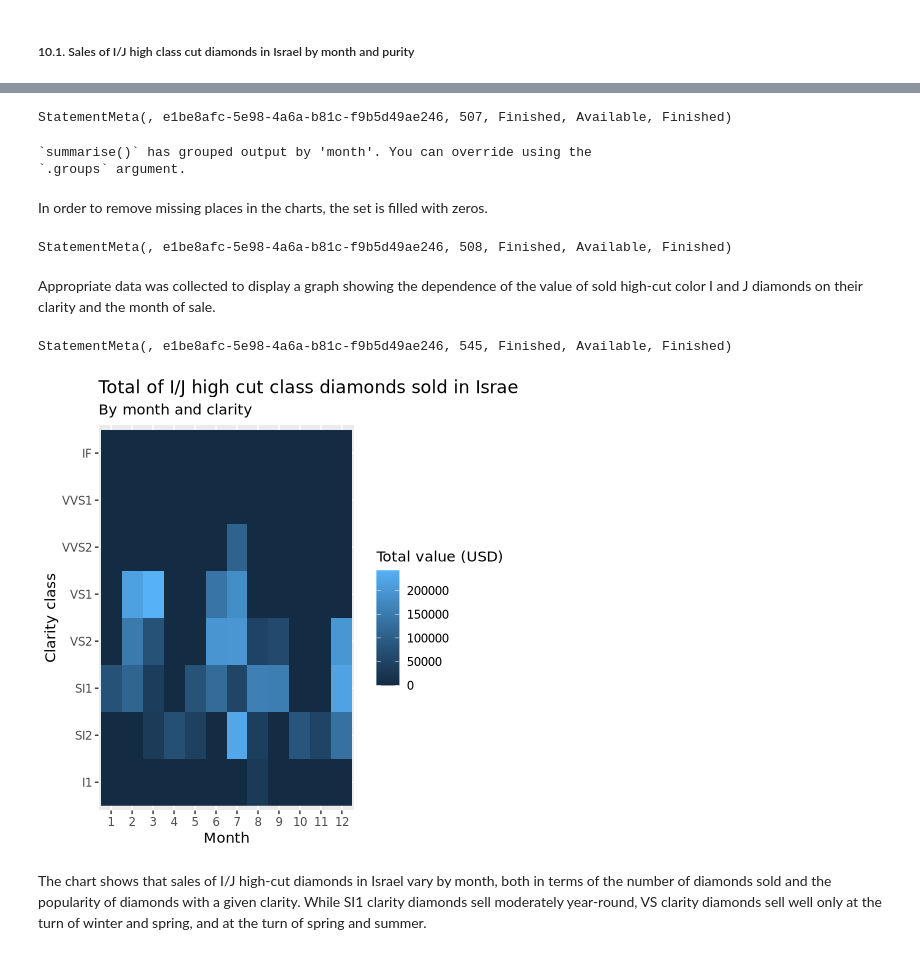
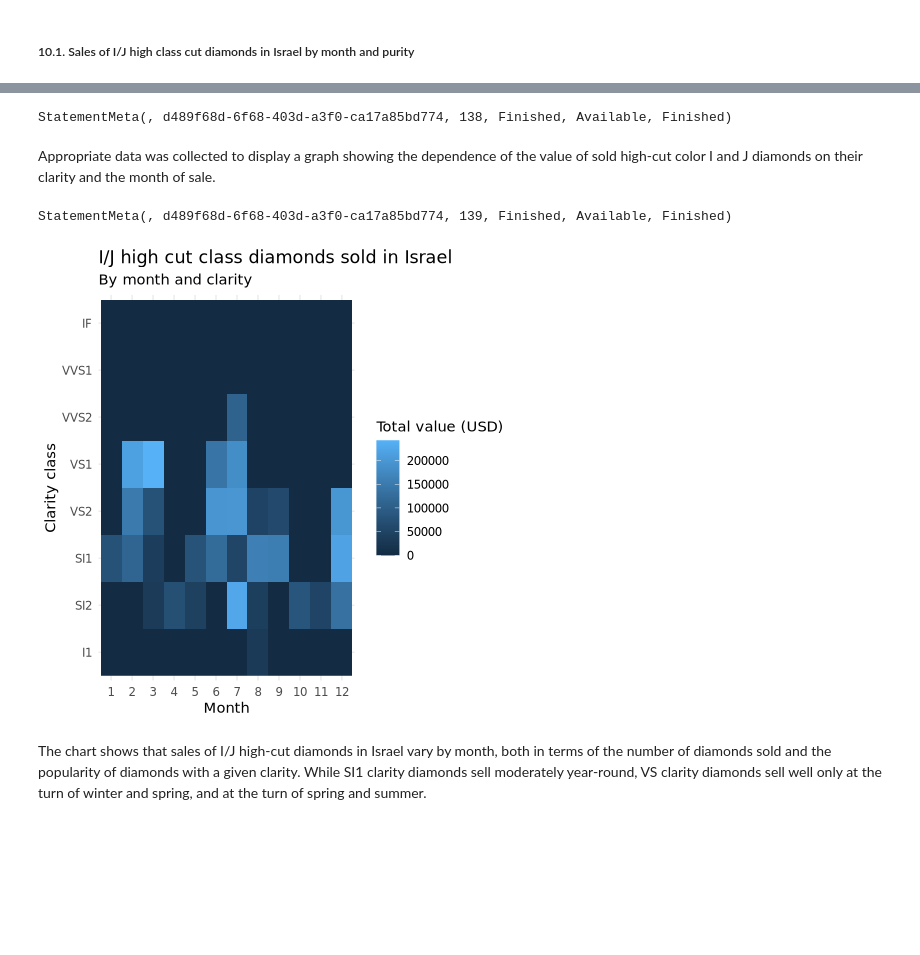
Before and after one commit to wojciechfpga/LakehouseDataAnalysis, a Jupyter notebook: israel_italy_diamonds_analysis.ipynb, the cells around one changed output, grey strips where cells are left out. Saved outputs shown, nothing was run; the diff lists cells and outputs as text; code cells hidden in the pictures; blank space fills up the shorter version.

```diff
--- a/israel_italy_diamonds_analysis.ipynb
+++ b/israel_italy_diamonds_analysis.ipynb
@@ -515,2 +410,0 @@ Then, as usual, conversion to data.frame takes place for visualization and analy
-# %%
-display_israel_sales_time <- SparkR::collect(tranactions_df_israel_sales_time)
@@ -521,3 +410,0 @@ First, you need to convert the character/string columns to factor for easier vis
-# %%
-display_israel_sales_time <- display_israel_sales_time %>%
-    mutate(across(where(is.character),as.factor))
@@ -528,7 +410,0 @@ Due to the loss of information on the order of purity classes, appropriate modif
-# %%
-display_israel_sales_time <- display_israel_sales_time %>%
-    mutate(clarity =  factor(
-  clarity,
-  levels = c("I1", "SI2", "SI1", "VS2", "VS1", "VVS2", "VVS1", "IF"),
-  ordered = TRUE
-))
@@ -662,37 +520,34 @@ To obtain this statistic, grouping and summing is performed across individual mo
-# %%
-display_month_israel_plot_data <- display_israel_sales_time %>%
-    group_by(month, clarity) %>%
-    dplyr::summarise(
-        total_sale = sum(total_price)
-    ) %>%
-    ungroup() %>%
-    mutate(month = factor(month, ordered = TRUE))
-# %% [output]
-StatementMeta(, e1be8afc-5e98-4a6a-b81c-f9b5d49ae246, 507, Finished, Available, Finished)
-`summarise()` has grouped output by 'month'. You can override using the
-`.groups` argument.
-# %% [markdown]
-In order to remove missing places in the charts, the set is filled with zeros.
-# %%
-display_month_israel_plot_data <- display_month_israel_plot_data %>%
-  complete(month, clarity, fill = list(total_sale = 0))
-# %% [output]
-StatementMeta(, e1be8afc-5e98-4a6a-b81c-f9b5d49ae246, 508, Finished, Available, Finished)
+# %%
+plot_month_clarity_heatmap <- function(df, country_name) {
+
+  df_plot <- df %>%
+    group_by(month, clarity) %>%
+    summarise(total_sale = sum(total_price), .groups = "drop") %>%
+    mutate(month = factor(month, ordered = TRUE))
+
+  df_plot <- df_plot %>%
+    complete(month, clarity, fill = list(total_sale = 0))
+
+  ggplot(df_plot, aes(x = month, y = clarity, fill = total_sale)) +
+    geom_raster() +
+    labs(
+      title = paste("I/J high cut class diamonds sold in", country_name),
+      subtitle = "By month and clarity",
+      y = "Clarity class",
+      x = "Month",
+      fill = "Total value (USD)"
+    ) +
+    theme_minimal()
+}
+# %% [output]
+StatementMeta(, d489f68d-6f68-403d-a3f0-ca17a85bd774, 138, Finished, Available, Finished)
 # %% [markdown]
 Appropriate data was collected to display a graph showing the dependence of the value of sold high-cut color I and J diamonds on their clarity and the month of sale.
 # %%
-ggplot(display_month_israel_plot_data, aes(x = month, y = clarity, fill = total_sale))+
-    geom_raster()+
-    labs(
-        title = "Total of I/J high cut class diamonds sold in Israel",
-        subtitle= "By month and clarity",
-        y = "Clarity class",
-        x = "Month",
-        fill = "Total value (USD)"
-    )
+plot_month_clarity_heatmap(display_israel_sales_time, "Israel")
 # %% [output]
-StatementMeta(, e1be8afc-5e98-4a6a-b81c-f9b5d49ae246, 545, Finished, Available, Finished)
+StatementMeta(, d489f68d-6f68-403d-a3f0-ca17a85bd774, 139, Finished, Available, Finished)
-[figure, old version]
+[figure, new version]
 # %% [markdown]
 The chart shows that sales of I/J high-cut diamonds in Israel vary by month, both in terms of the number of diamonds sold and the popularity of diamonds with a given clarity. While SI1 clarity diamonds sell moderately year-round, VS clarity diamonds sell well only at the turn of winter and spring, and at the turn of spring and summer.
 # %% [markdown]
```
Also changed, not shown: parts of 111 cells of this notebook.
